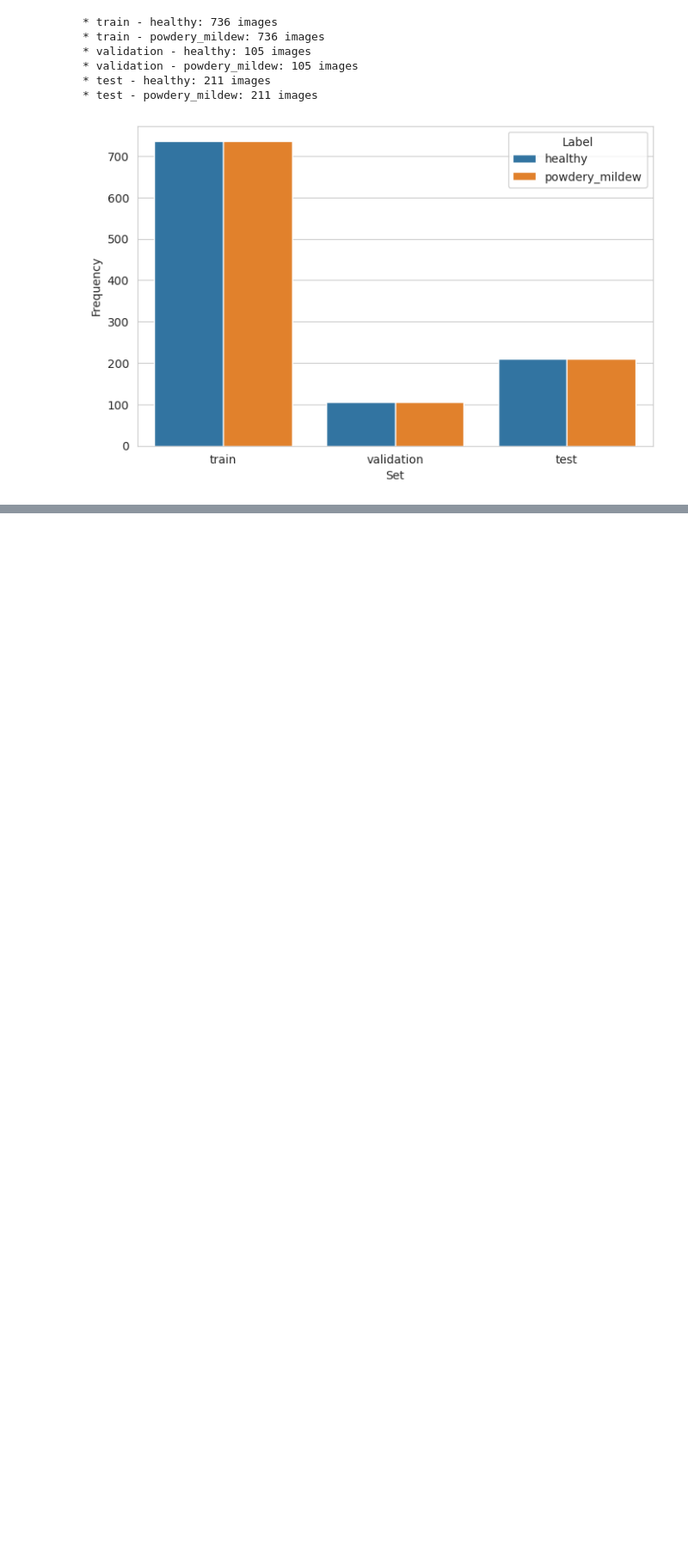
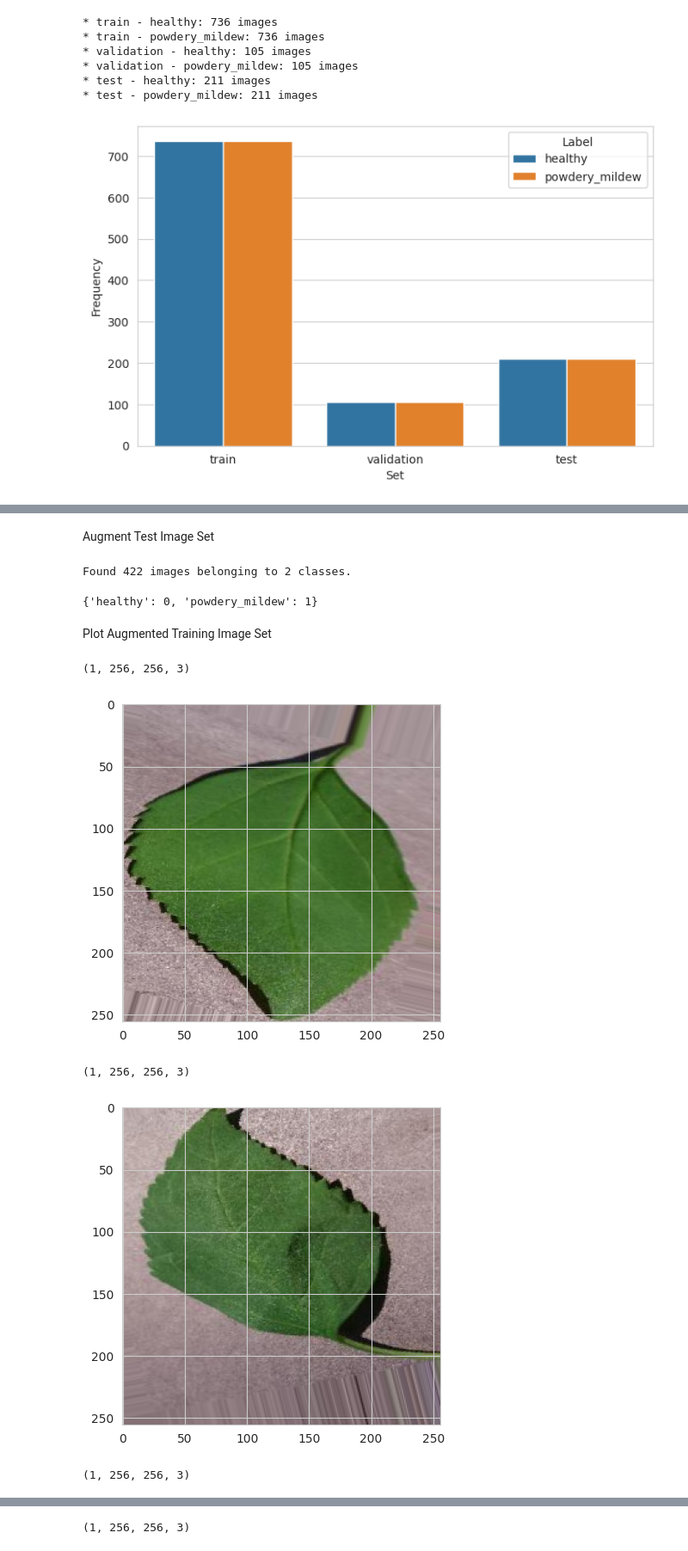
Before and after one commit to Sammy92dec/mildew-detection-in-cherry-leaves, a Jupyter notebook: jupyter_notebooks/Modelling and Evaluating.ipynb, the cells around one changed output, grey strips where cells are left out. Shown at 86% size. Drawn from its saved outputs; the diff is of its cells as text; code cells hidden in the pictures; blank space fills up the shorter version.

Commit message:
Augment and plot the images

```diff
--- a/jupyter_notebooks/Modelling and Evaluating.ipynb
+++ b/jupyter_notebooks/Modelling and Evaluating.ipynb
@@ -137,0 +153,12 @@ plt.show()
+# %%
+augmented_img_data = ImageDataGenerator(
+    rotation_range=20,
+    width_shift_range=0.10,
+    height_shift_range=0.10,
+    shear_range=0.1,
+    zoom_range=0.1,
+    horizontal_flip=True,
+    vertical_flip=True,
+    fill_mode='nearest',
+    rescale=1./255
+)
@@ -137,0 +167,13 @@ plt.show()
+# %%
+
+batch_size = 1
+train_set = augmented_img_data.flow_from_directory(
+    train_path,
+    target_size=img_shape[:2],
+    color_mode='rgb',
+    batch_size=batch_size,
+    class_mode='binary',
+    shuffle=True
+)
+
+train_set.class_indices
@@ -137,0 +202,33 @@ plt.show()
+# %% [markdown]
+
+Augment Test Image Set
+# %%
+test_img_data = ImageDataGenerator(rescale=1./255)
+test_set = test_img_data.flow_from_directory(
+    test_path,
+    target_size=img_shape[:2],
+    color_mode='rgb',
+    batch_size=batch_size,
+    class_mode='binary',
+    shuffle=False
+)
+
+test_set.class_indices
+# %% [output]
+Found 422 images belonging to 2 classes.
+{'healthy': 0, 'powdery_mildew': 1}
+# %% [markdown]
+
+Plot Augmented Training Image Set
+# %%
+for _ in range(4):
+    img, label = train_set.next()
+    print(img.shape)
+    plt.imshow(img[0])
+    plt.show()
+# %% [output]
+(1, 256, 256, 3)
+[figure, added]
+(1, 256, 256, 3)
+[figure, added]
+(1, 256, 256, 3)
@@ -137,0 +236 @@ plt.show()
+(1, 256, 256, 3)
```
Also changed, not shown: parts of 17 cells of this notebook, 1 other file.
